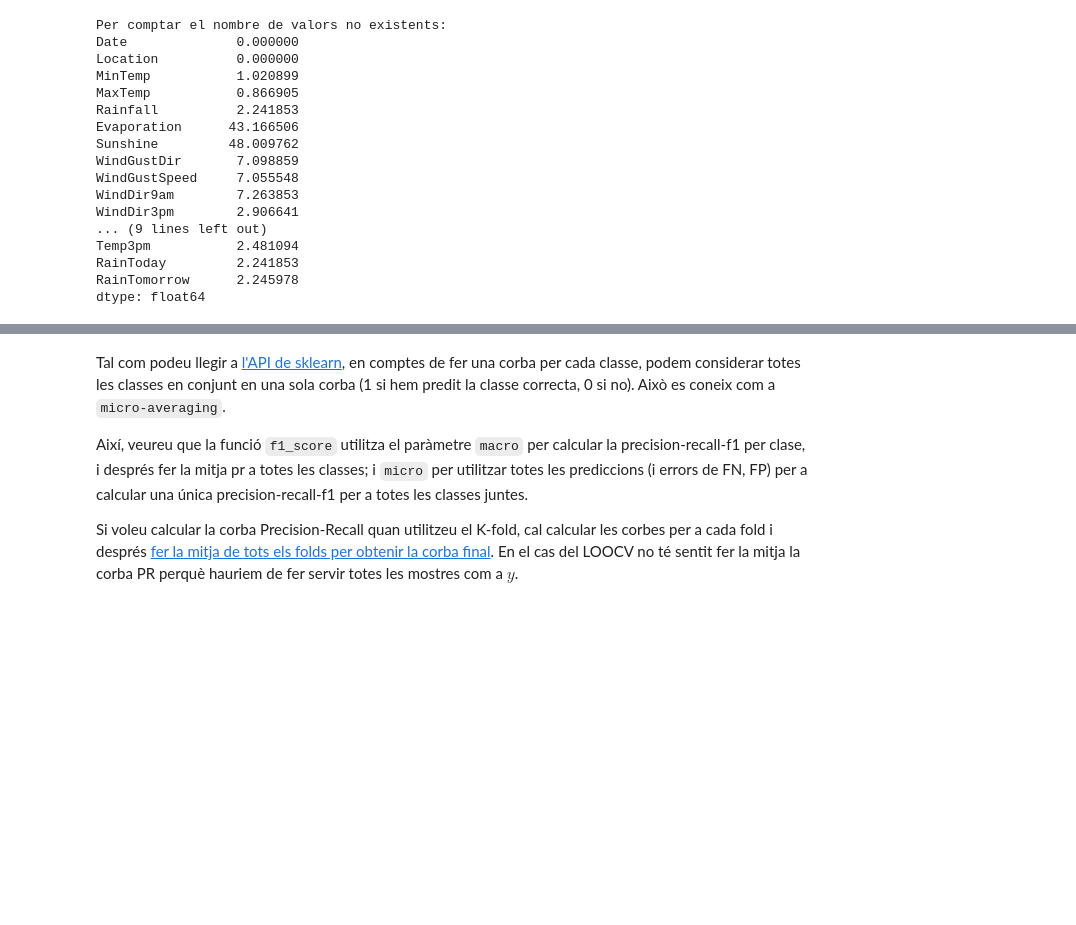
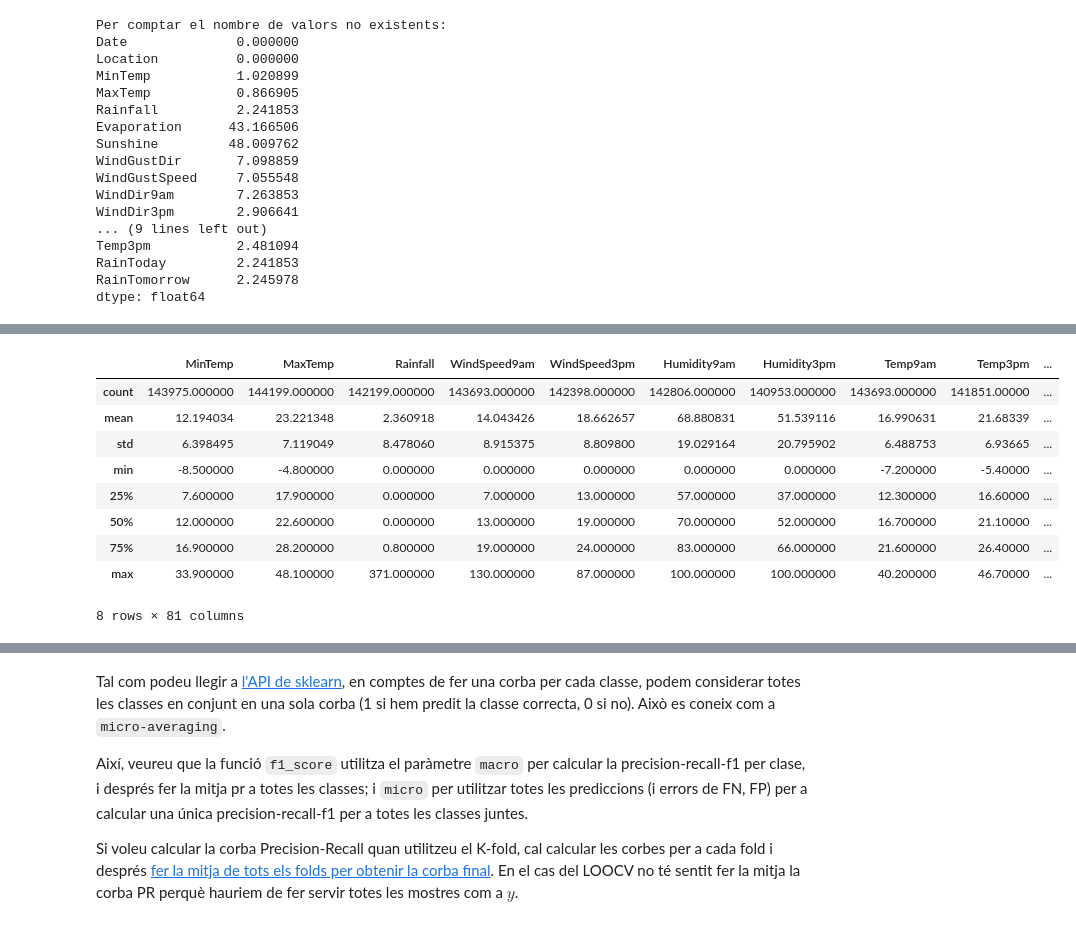
Before and after one commit to susana99ssr/Pr-ctica-2-Aprenentatge-Computacional, a Jupyter notebook: Practica2-Classificacio2022GEI.ipynb, the cells around one changed output, grey strips where cells are left out. Drawn from its saved outputs; the diff is of its cells as text; code cells hidden in the pictures; blank space fills up the shorter version.

```diff
--- a/Practica2-Classificacio2022GEI.ipynb
+++ b/Practica2-Classificacio2022GEI.ipynb
@@ -108,0 +182,13 @@ dtype: float64
+# %%
+dataset.describe()
+# %% [output]
+|  | MinTemp | MaxTemp | Rainfall | WindSpeed9am | WindSpeed3pm | Humidity9am | Humidity3pm | Temp9am | Temp3pm | ... |
+| count | 143975.000000 | 144199.000000 | 142199.000000 | 143693.000000 | 142398.000000 | 142806.000000 | 140953.000000 | 143693.000000 | 141851.00000 | ... |
+| mean | 12.194034 | 23.221348 | 2.360918 | 14.043426 | 18.662657 | 68.880831 | 51.539116 | 16.990631 | 21.68339 | ... |
+| std | 6.398495 | 7.119049 | 8.478060 | 8.915375 | 8.809800 | 19.029164 | 20.795902 | 6.488753 | 6.93665 | ... |
+| min | -8.500000 | -4.800000 | 0.000000 | 0.000000 | 0.000000 | 0.000000 | 0.000000 | -7.200000 | -5.40000 | ... |
+| 25% | 7.600000 | 17.900000 | 0.000000 | 7.000000 | 13.000000 | 57.000000 | 37.000000 | 12.300000 | 16.60000 | ... |
+| 50% | 12.000000 | 22.600000 | 0.000000 | 13.000000 | 19.000000 | 70.000000 | 52.000000 | 16.700000 | 21.10000 | ... |
+| 75% | 16.900000 | 28.200000 | 0.800000 | 19.000000 | 24.000000 | 83.000000 | 66.000000 | 21.600000 | 26.40000 | ... |
+| max | 33.900000 | 48.100000 | 371.000000 | 130.000000 | 87.000000 | 100.000000 | 100.000000 | 40.200000 | 46.70000 | ... |
+8 rows × 81 columns
```
Also changed, not shown: parts of 13 cells of this notebook.
